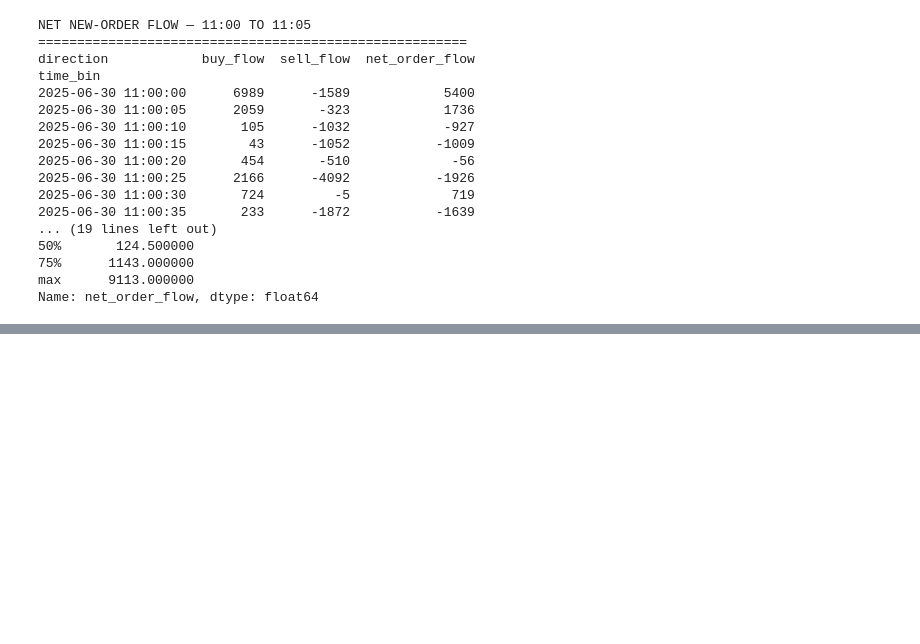
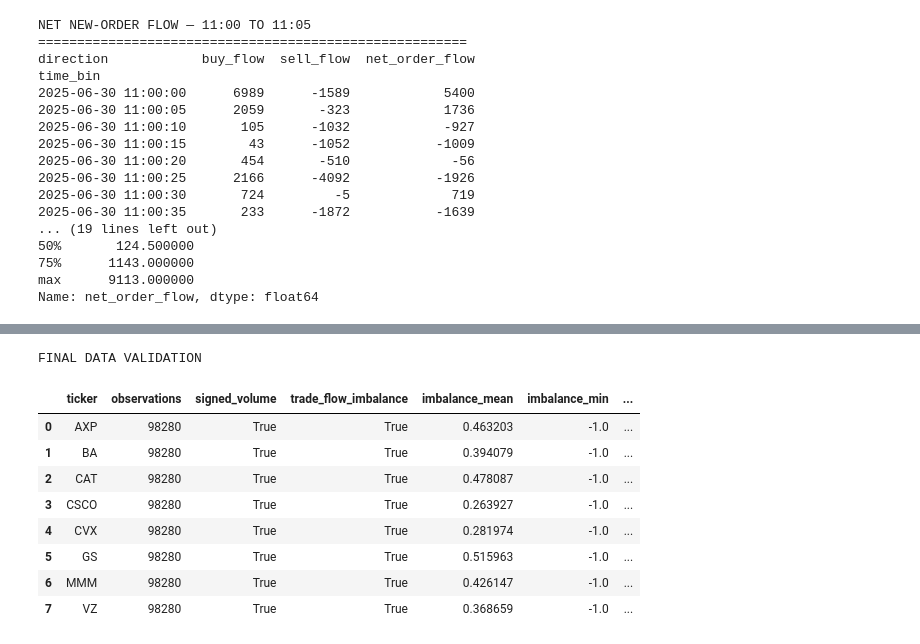
Before and after one commit to MariamKaranjia/LOBSTER-Market-Impact, a Jupyter notebook: notebooks/01_data_exploration.ipynb, the cells around one changed output, grey strips where cells are left out. Drawn from its saved outputs; the diff is of its cells as text; code cells hidden in the pictures; blank space fills up the shorter version.

```diff
--- a/notebooks/01_data_exploration.ipynb
+++ b/notebooks/01_data_exploration.ipynb
@@ -1630,0 +3567,19 @@ Name: net_order_flow, dtype: float64
+# %%
+stocks_to_rerun = ["BA", "CAT", "CSCO", "CVX", "GS", "MMM", "VZ"]
+
+updated_results = {}
+
+for ticker in stocks_to_rerun:
+    print(f"\n{'='*50}")
+    print(f"PROCESSING {ticker}")
+    print("="*50)
+
+    result, failures = lobster_pipeline.process_stock(
+        ticker,
+        data_dir="../data",
+        output_dir="../results"
+    )
+
+    updated_results[ticker] = result
+
+print("\nALL STOCKS FINISHED")
@@ -1630,0 +3684,37 @@ Name: net_order_flow, dtype: float64
+# %%
+import pandas as pd
+from pathlib import Path
+
+stocks = ["AXP", "BA", "CAT", "CSCO", "CVX", "GS", "MMM", "VZ"]
+
+validation = []
+
+for ticker in stocks:
+    file = Path(f"../results/{ticker}/{ticker}_minute_data.csv")
+    df = pd.read_csv(file)
+
+    validation.append({
+        "ticker": ticker,
+        "observations": len(df),
+        "signed_volume": "signed_volume" in df.columns,
+        "trade_flow_imbalance": "trade_flow_imbalance" in df.columns,
+        "imbalance_mean": df["trade_flow_imbalance"].mean(),
+        "imbalance_min": df["trade_flow_imbalance"].min(),
+        "imbalance_max": df["trade_flow_imbalance"].max()
+    })
+
+validation = pd.DataFrame(validation)
+
+print("FINAL DATA VALIDATION")
+display(validation)
+# %% [output]
+FINAL DATA VALIDATION
+|  | ticker | observations | signed_volume | trade_flow_imbalance | imbalance_mean | imbalance_min | ... |
+| 0 | AXP | 98280 | True | True | 0.463203 | -1.0 | ... |
+| 1 | BA | 98280 | True | True | 0.394079 | -1.0 | ... |
+| 2 | CAT | 98280 | True | True | 0.478087 | -1.0 | ... |
+| 3 | CSCO | 98280 | True | True | 0.263927 | -1.0 | ... |
+| 4 | CVX | 98280 | True | True | 0.281974 | -1.0 | ... |
+| 5 | GS | 98280 | True | True | 0.515963 | -1.0 | ... |
+| 6 | MMM | 98280 | True | True | 0.426147 | -1.0 | ... |
+| 7 | VZ | 98280 | True | True | 0.368659 | -1.0 | ... |
```
Also changed, not shown: parts of 44 cells of this notebook, 1 other file.
